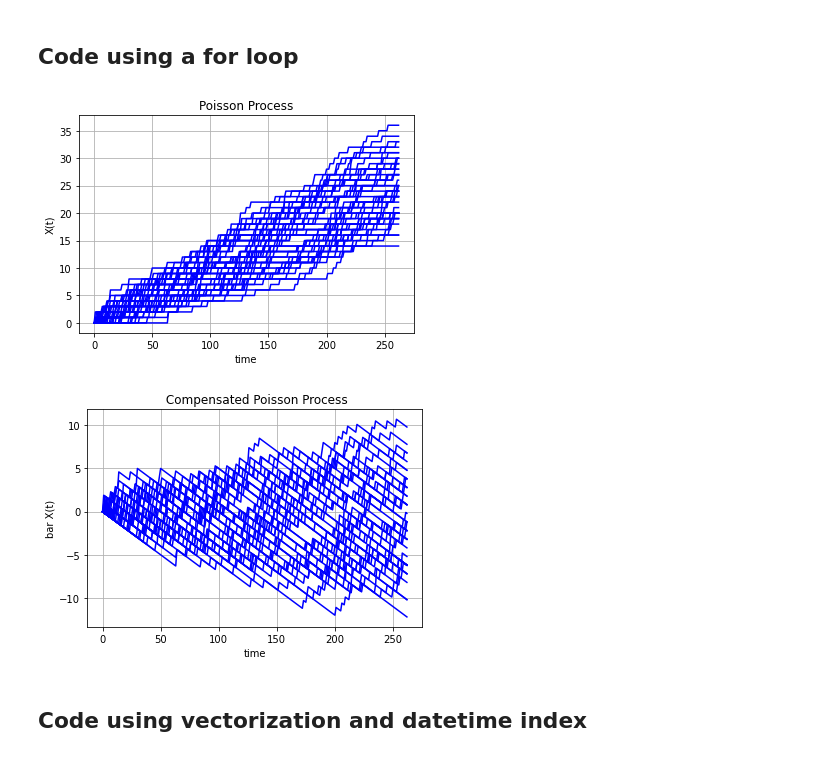
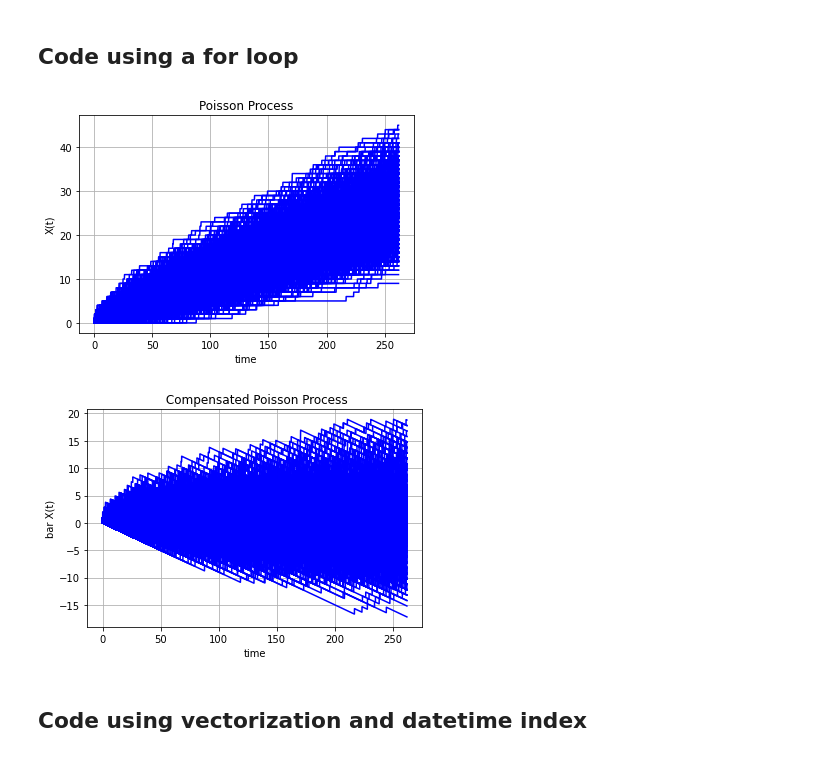
Before and after one commit to LucaDaquanno/Financial-Engineering, a Jupyter notebook: Jump_diffusion.ipynb, the cells around one changed output. Cells and saved outputs as stored; diff of their text form; code cells hidden in the pictures.

```diff
--- a/Jump_diffusion.ipynb
+++ b/Jump_diffusion.ipynb
@@ -73,37 +73,37 @@ def GeneratePathsPoisson(NoOfPaths,NoOfSteps,T,xiP,seed=123):
         Xc[:,i+1] = Xc[:,i] -xiP*dt + Z[:,i]
         time[i+1] = time[i] +dt
 
     paths = {"time":time,"X":X,"Xcomp":Xc}
     return paths
 
 def mainCalculation():
-    NoOfPaths = 50
-    NoOfSteps = 262
+    NoOfPaths = 4000
+    NoOfSteps = 4000
     T = 262
     xiP= 0.1
 
     Paths = GeneratePathsPoisson(NoOfPaths,NoOfSteps,T,xiP)
     timeGrid = Paths["time"]
     X = Paths["X"]
     Xc = Paths["Xcomp"]
 
     plt.figure(1)
     plt.plot(timeGrid, np.transpose(X),'-b')
     plt.grid()
     plt.xlabel("time")
     plt.ylabel("X(t)")
     plt.title("Poisson Process")
 
     plt.figure(2)
     plt.plot(timeGrid, np.transpose(Xc),'-b')
     plt.grid()
     plt.xlabel("time")
     plt.ylabel("bar X(t)")
     plt.title(" Compensated Poisson Process")
 mainCalculation()
 # %% [output]
-[figure, old version]
+[figure, new version]
-[figure, old version]
+[figure, new version]
 # %% [markdown]
 ## Code using vectorization and datetime index
 # %%
```
Also changed, not shown: parts of 32 cells of this notebook.
